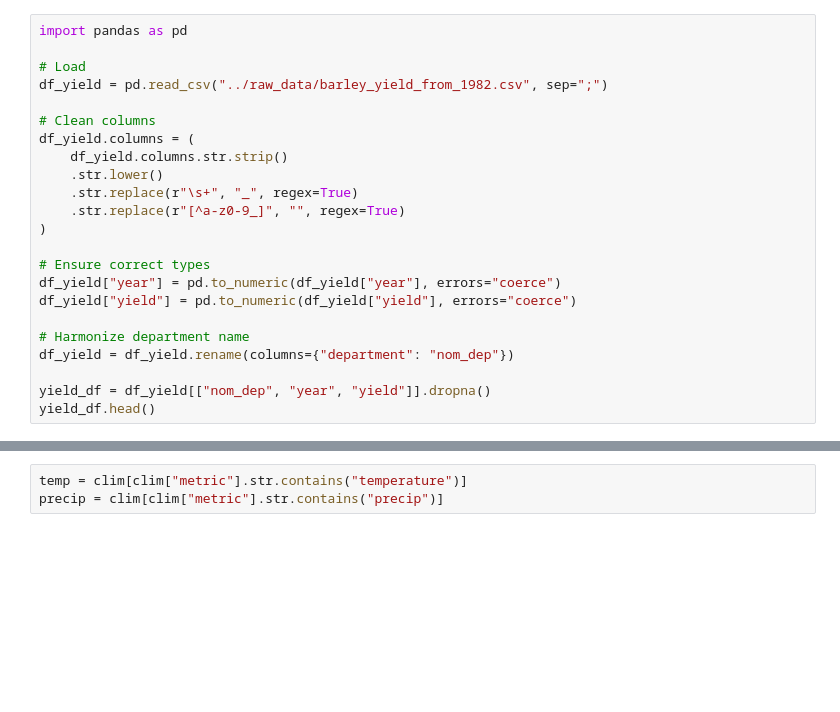
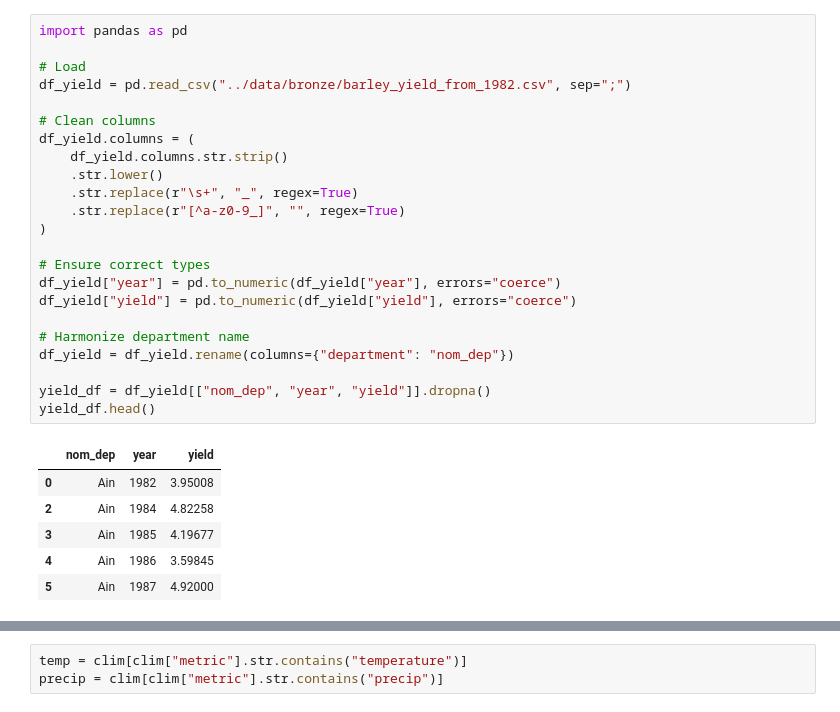
Before and after one commit to NicolasGuilletHec/BCG_challenge, a Jupyter notebook: notebooks/data_transfo.ipynb, the cells around one changed output, grey strips where cells are left out. Drawn from its saved outputs; the diff is of its cells as text; blank space fills up the shorter version.

```diff
--- a/notebooks/data_transfo.ipynb
+++ b/notebooks/data_transfo.ipynb
@@ -1,24 +1,31 @@
 # %%
 import pandas as pd
 
 # Load
-df_yield = pd.read_csv("../raw_data/barley_yield_from_1982.csv", sep=";")
+df_yield = pd.read_csv("../data/bronze/barley_yield_from_1982.csv", sep=";")
 
 # Clean columns
 df_yield.columns = (
     df_yield.columns.str.strip()
     .str.lower()
     .str.replace(r"\s+", "_", regex=True)
     .str.replace(r"[^a-z0-9_]", "", regex=True)
 )
 
 # Ensure correct types
 df_yield["year"] = pd.to_numeric(df_yield["year"], errors="coerce")
 df_yield["yield"] = pd.to_numeric(df_yield["yield"], errors="coerce")
 
 # Harmonize department name
 df_yield = df_yield.rename(columns={"department": "nom_dep"})
 
 yield_df = df_yield[["nom_dep", "year", "yield"]].dropna()
 yield_df.head()
+# %% [output]
+|  | nom_dep | year | yield |
+| 0 | Ain | 1982 | 3.95008 |
+| 2 | Ain | 1984 | 4.82258 |
+| 3 | Ain | 1985 | 4.19677 |
+| 4 | Ain | 1986 | 3.59845 |
+| 5 | Ain | 1987 | 4.92000 |
 # %%
```
Also changed, not shown: parts of 5 cells of this notebook, 2 other files.
